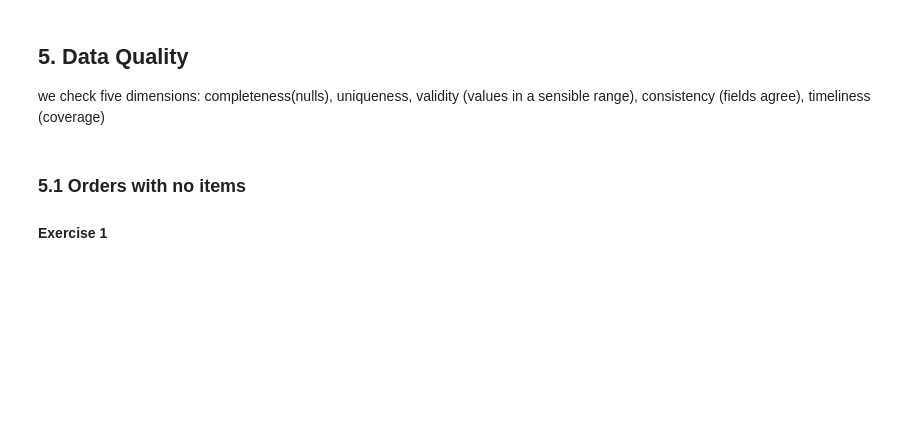
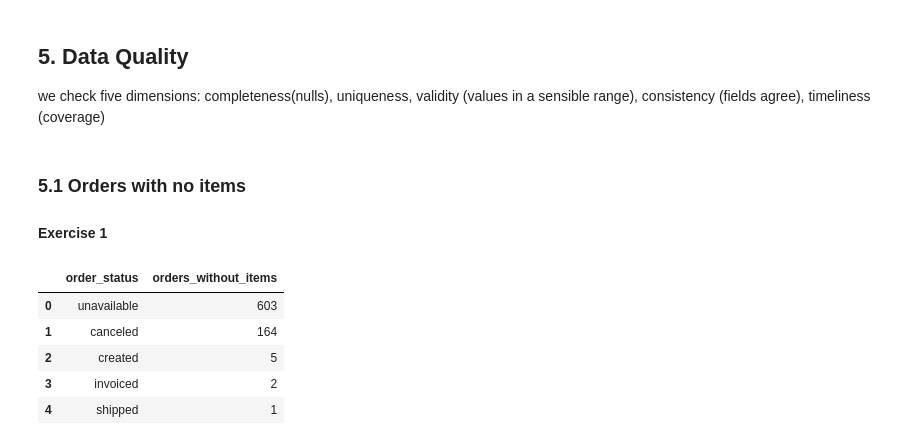
Before and after one commit to Fitsum-Br/kddm_lab, a Jupyter notebook: 01_explore_source_data.ipynb, the cells around one changed output. Saved outputs shown, nothing was run; the diff lists cells and outputs as text; code cells hidden in the pictures; blank space fills up the shorter version.

```diff
--- a/01_explore_source_data.ipynb
+++ b/01_explore_source_data.ipynb
@@ -174,5 +290,16 @@ consistency (fields agree), timeliness (coverage)
 #### Exercise 1
 # %%
 q("""
-SELECT 'write your query here'
+SELECT o.order_status, count(*) AS orders_without_items
+FROM raw.orders o
+ANTI JOIN raw.order_items i USING (order_id)
+GROUP BY o.order_status
+ORDER BY orders_without_items DESC
 """)
+# %% [output]
+|  | order_status | orders_without_items |
+| 0 | unavailable | 603 |
+| 1 | canceled | 164 |
+| 2 | created | 5 |
+| 3 | invoiced | 2 |
+| 4 | shipped | 1 |
```
Also changed, not shown: parts of 23 cells of this notebook, 3 other files.
